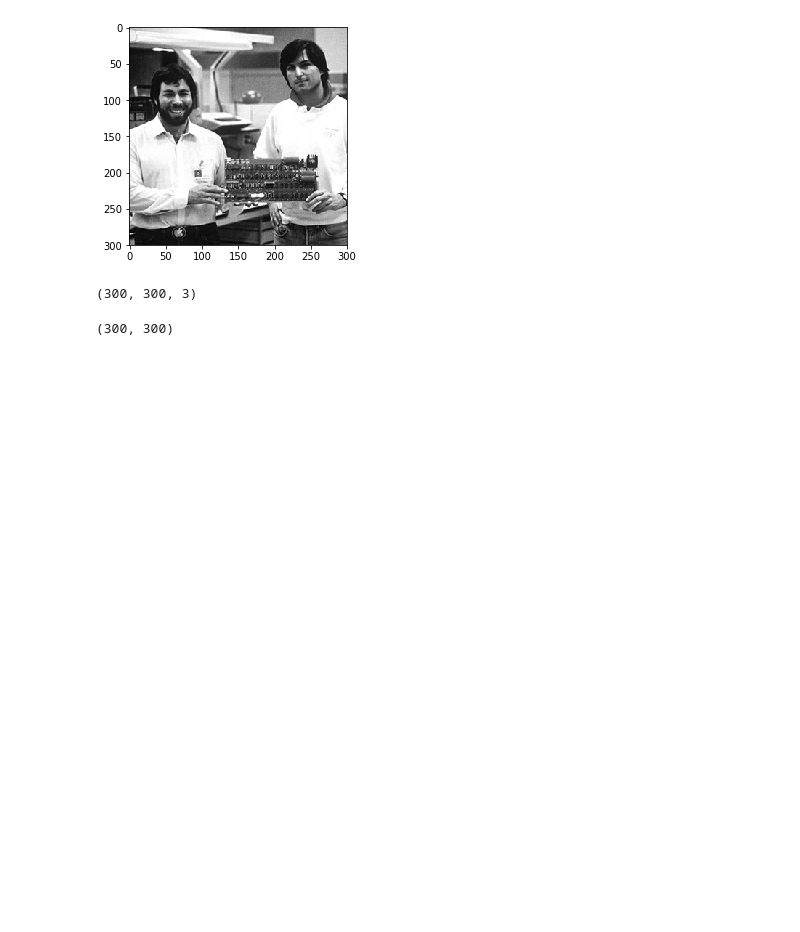
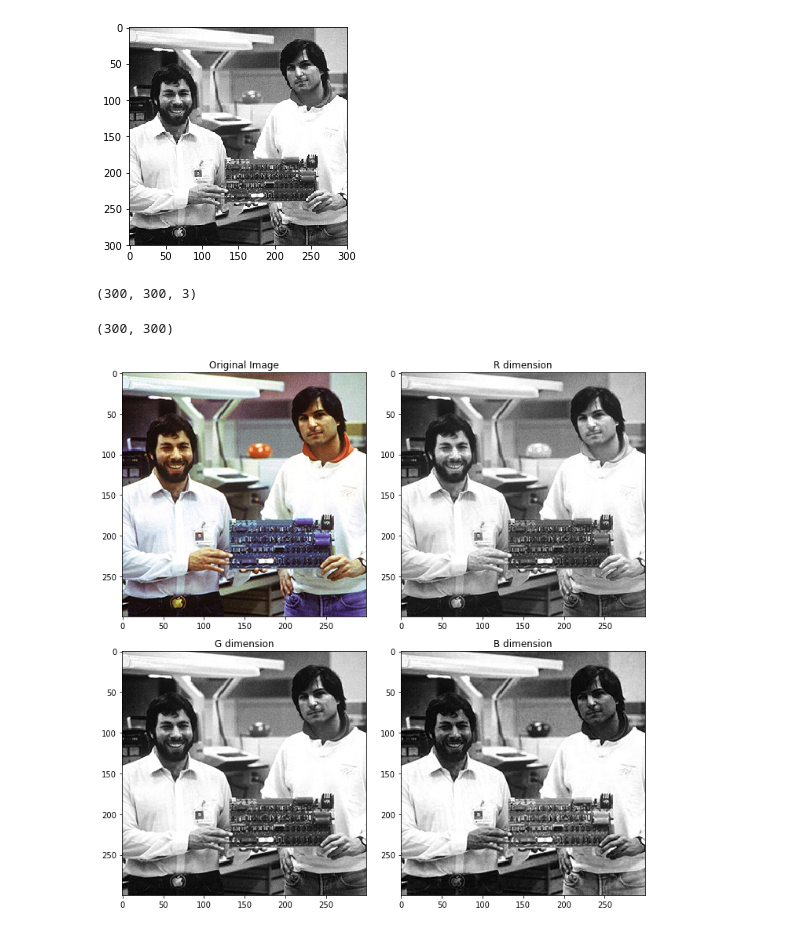
Before and after one commit to Cpicon/ProcesamientoImagenes, a Jupyter notebook: Laboratorio1.ipynb, the cells around one changed output. Drawn from its saved outputs; the diff is of its cells as text; code cells hidden in the pictures; blank space fills up the shorter version.

```diff
--- a/Laboratorio1.ipynb
+++ b/Laboratorio1.ipynb
@@ -58,3 +82,30 @@ np.shape(img)
 np.shape(gray)
 # %% [output]
 (300, 300)
+# %%
+plt.figure(figsize=(10,10))
+#create a subplot figure with 2x2. Activate the first one
+plt.subplot(2,2,1)
+#show the original image
+plt.imshow(img)
+#put a title
+plt.title('Original Image')
+#Activate the second one
+plt.subplot(2,2,2)
+#show the R dimension image
+plt.imshow(img[:,:,0], cmap='gray')
+plt.title('R dimension')
+#Activate the third one
+plt.subplot(2,2,3)
+#show the G dimension image
+plt.imshow(img[:,:,1], cmap='gray')
+plt.title('G dimension')
+#Activate the fourth one
+plt.subplot(2,2,4)
+#show the B dimension image
+plt.imshow(img[:,:,2], cmap='gray')
+plt.title('B dimension')
+# Adjust the space betweens plots
+plt.tight_layout()
+# %% [output]
+[figure, added]
```
Also changed, not shown: parts of 13 cells of this notebook.
